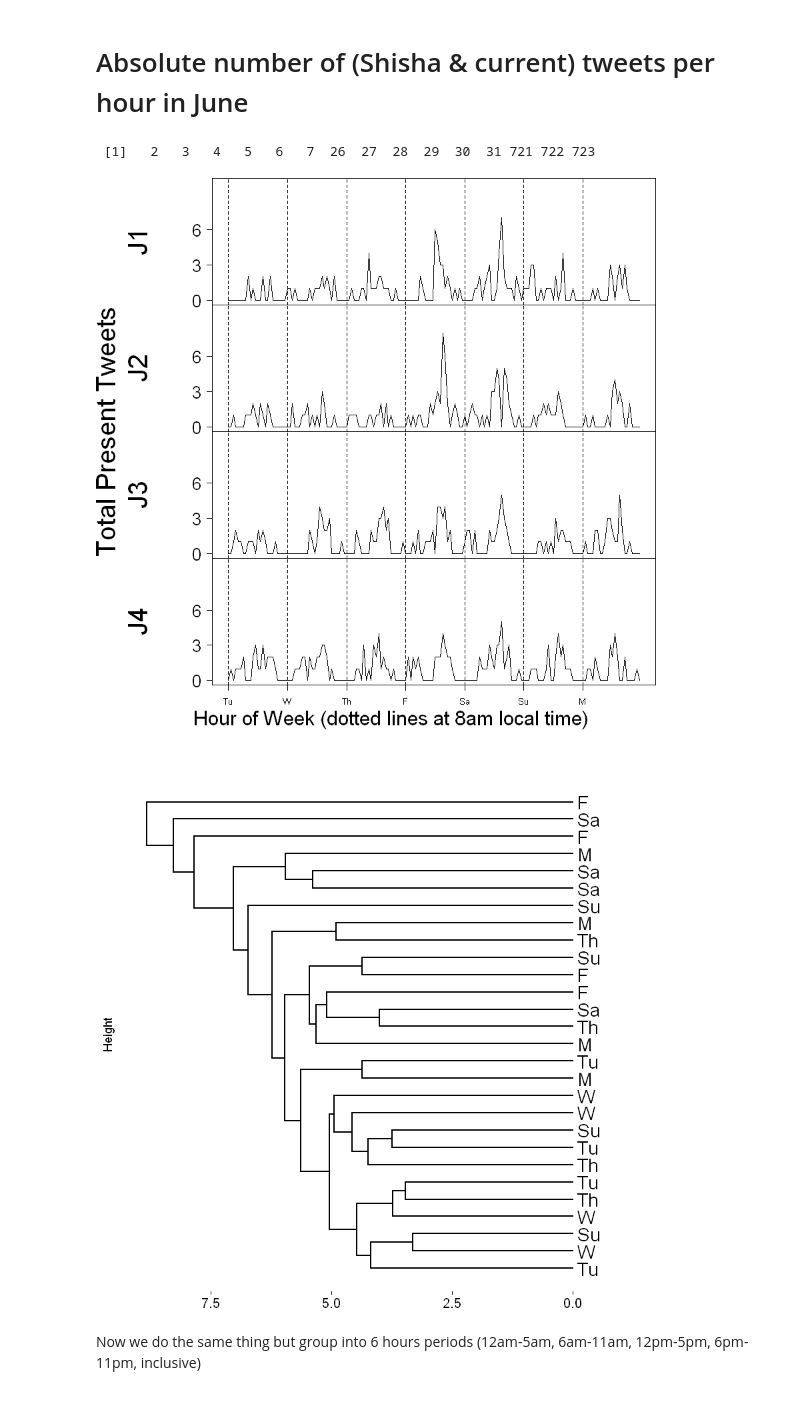
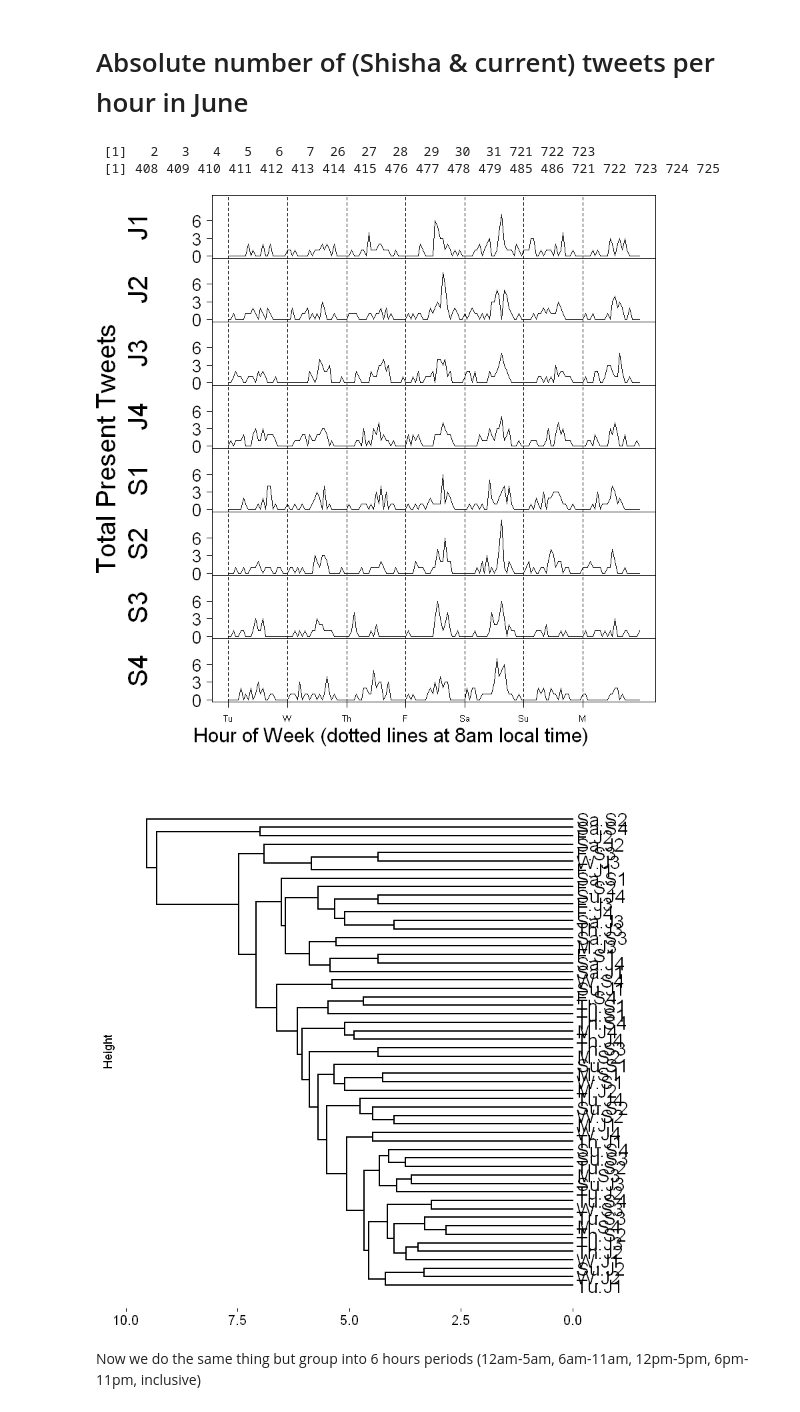
Before and after one commit to tj2huang/nyu-research, a Jupyter notebook: notebooks/tobacco-plot.ipynb, the cells around one changed output. Drawn from its saved outputs; the diff is of its cells as text; code cells hidden in the pictures.

Commit message:
regenerated plots as shisha/present ratio

```diff
--- a/notebooks/tobacco-plot.ipynb
+++ b/notebooks/tobacco-plot.ipynb
@@ -11,3 +11,6 @@ The following objects are masked from 'package:base':
 
 Warning message:
 "package 'forecast' was built under R version 3.3.3"
+# %%
+fp.j <- read.csv('c:/users/tom/documents/nyu-test/tob-run2/sept/summary/summary/total.csv')[,3]
+plot.ts(fp.j)
@@ -501,26 +521,37 @@ head(time_index_6(tot))
 # %% [markdown]
 First we plot and cluster the hourly sampled series for present, current, and shisha, as absolute number of tweets per hour.
 # %%
-plot_all <- function(fcsv, plot_max, date_range=33:(672+32) ){
+plot_all <- function(fcsv, sfcsv, plot_max){
     j_tob <- read.csv(fcsv)
     pres <- j_tob[c(1,2,3)]
     tot <- j_tob[c(1,2,4)]
     new <- preprocessing_df(pres, tot)
-    ts_pres <- ts((new$series)[date_range], frequency=24)
+    ts_pres <- ts((new$series)[33:(672+32)], frequency=24)
+
+    s_tob <- read.csv(sfcsv)
+    spres <-s_tob[c(1,2,3)]
+    stot <- s_tob[c(1,2,4)]
+    snew <- preprocessing_df(spres, stot)
+    ts_spres <- ts((snew$series)[9:(672+8)], frequency=24)
+
     pres.1 = as.numeric(window(ts_pres, start=c(1, 1), end= c(7, 24)))
     pres.2 = as.numeric(window(ts_pres, start=c(8, 1), end= c(14, 24)))
     pres.3 = as.numeric(window(ts_pres, start=c(15, 1), end= c(21, 24)))
     pres.4 = as.numeric(window(ts_pres, start=c(22, 1), end= c(28, 24)))
-    abs_tob = data.frame(pres.1, pres.2, pres.3, pres.4)
+    spres.1 = as.numeric(window(ts_spres, start=c(1, 1), end= c(7, 24)))
+    spres.2 = as.numeric(window(ts_spres, start=c(8, 1), end= c(14, 24)))
+    spres.3 = as.numeric(window(ts_spres, start=c(15, 1), end= c(21, 24)))
+    spres.4 = as.numeric(window(ts_spres, start=c(22, 1), end= c(28, 24)))
+
+    abs_tob = data.frame(pres.1, pres.2, pres.3, pres.4, spres.1, spres.2, spres.3, spres.4)
     plot_weeks <- function(ts){
     #     week_names = c('June 2-8', 'June 9-15', 'June 16-22', 'June 23-29', 'Sept 1-7', 'Sept 8-14', 'Sept 15-21', 'Sept 22-28')
-        week_names = c('J1', 'J2', 'J3', 'J4')
-    par(mfrow=c(4,1))
+    week_names = c('J1', 'J2', 'J3', 'J4', 'S1', 'S2', 'S3', 'S4')
+    par(mfrow=c(8,1))
     # outer margin
     par(oma = c(5, 3, 0, 0))
 
-    shade_color <- rgb(0, 0, 190, alpha=50, maxColorValue=255)
-    for (col in 1:4){
+    for (col in 1:8){
         # remove space for x-axis
         par(mar = c(0, 8, 0, 0))
         yrange = c(0, plot_max)
@@ -540,9 +571,15 @@ axis(1, labels = c('Tu', 'W', 'Th', 'F', 'Sa', 'Su', 'M'), at=seq(1, 168, by=24)
     plot_weeks(abs_tob)
 
     # dendogram
-    weekdays = rep(c('Tu', 'W' ,'Th', 'F', 'Sa', 'Su', 'M'), 4)
-    june_days = split_by_day(ts_pres)
-    colnames(june_days)=weekdays
+    week_names = c('J1', 'J2', 'J3', 'J4', 'S1', 'S2', 'S3', 'S4')
+    weekdays = rep(c('Tu', 'W' ,'Th', 'F', 'Sa', 'Su', 'M'), 8)
+    week_name_labels = NULL
+    for (i in 1:8){
+        week_name_labels = c(week_name_labels, rep(week_names[i], 7))}
+    day_labels = paste(weekdays, week_name_labels, sep='.')
+
+    june_days = split_by_day(c(ts_pres, ts_spres))
+    colnames(june_days)=day_labels
     dist = diss(june_days, METHOD = 'EUCL')
     c = agnes(dist, diss=TRUE)
     euc_dend <-function(){
@@ -574,11 +613,12 @@ plot_all('c:/users/tom/documents/nyu-test/tob-run2/june/summary/summary/current.
 # %% [markdown]
 # Absolute number of (Shisha & current) tweets per hour in June
 # %%
-plot_all('c:/users/tom/documents/nyu-test/tob-run2/june/summary/summary/shisha.csv', 10)
+plot_all('c:/users/tom/documents/nyu-test/tob-run2/june/summary/summary/shisha.csv', 'c:/users/tom/documents/nyu-test/tob-run2/sept/summary/summary/shisha.csv', 10)
 # %% [output]
  [1]   2   3   4   5   6   7  26  27  28  29  30  31 721 722 723
+ [1] 408 409 410 411 412 413 414 415 476 477 478 479 485 486 721 722 723 724 725
-[figure, old version]
+[figure, new version]
-[figure, old version]
+[figure, new version]
 # %% [markdown]
 Now we do the same thing but group into 6 hours periods (12am-5am, 6am-11am, 12pm-5pm, 6pm-11pm, inclusive)
 # %%
```
Also changed, not shown: parts of 26 cells of this notebook.
